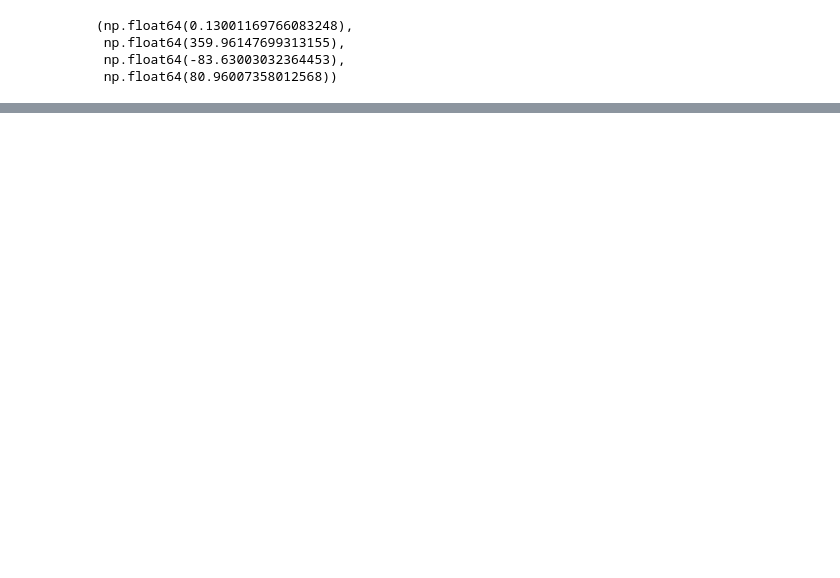
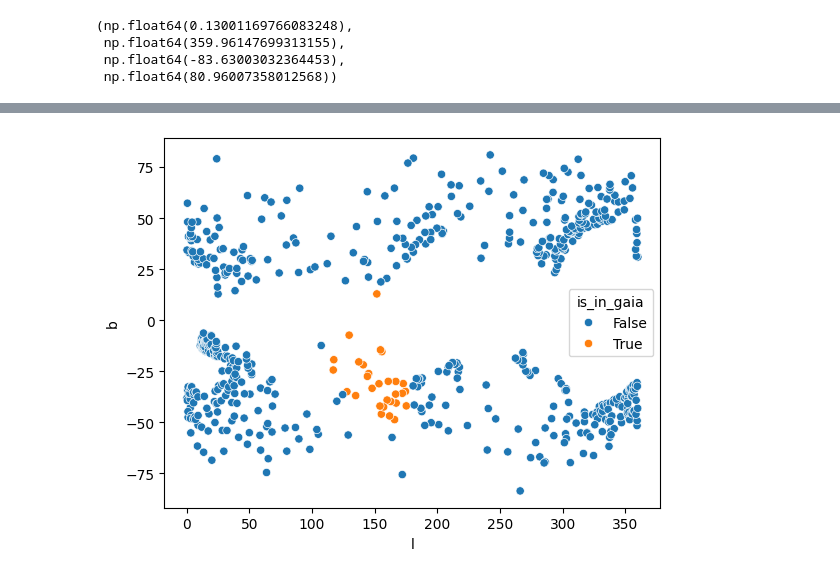
Before and after one commit to fawkez/HVS_1, a Jupyter notebook: scripts/testing.ipynb, the cells around one changed output, grey strips where cells are left out. Drawn from its saved outputs; the diff is of its cells as text; code cells hidden in the pictures; blank space fills up the shorter version.

```diff
--- a/scripts/testing.ipynb
+++ b/scripts/testing.ipynb
@@ -160,0 +249,42 @@ min(data['l']), max(data['l']), min(data['b']), max(data['b'])
+# %%
+# read gaia database credentials from file
+with open("/Users/mncavieres/Documents/2024-2/HVS/gaia_credentials.txt", "r") as f:
+    username = f.readline().strip()
+    password = f.readline().strip()
+# %%
+# Assuming 'data' is your astropy table with 'source_id' column
+data['is_in_gaia'] = np.zeros(len(data), dtype=bool)
+# %%
+# Parameters
+nside = 4  # HEALPix nside
+npix = hp.nside2npix(nside)  # Total number of pixels for the given nside
+
+# Initialize a map to store the density of sources per HEALPix pixel
+healpix_map = np.zeros(npix)
+# %%
+# check if the stars are in the data files
+
+for healpix_pixel in tqdm(np.arange(0, 192)):
+    print(f"Processing HEALPix pixel {healpix_pixel}")
+
+    # Check if the data is already downloaded
+    if os.path.exists(os.path.join(gaia_catalogs_path, f"healpix_{healpix_pixel}.fits")):
+        print(f"File exists, loading from file")
+        data_gaia = Table.read(os.path.join(gaia_catalogs_path, f"healpix_{healpix_pixel}.fits"))
+    else:
+        # Query Gaia EDR3 for sources within the specified HEALPix pixel
+        data_gaia = query(healpix_pixel, nside=nside, login= True, username= username, password = password)
+
+    # Check if the source_ids from the data are in the current Gaia file
+    mask = np.isin(data['source_id'], data_gaia['source_id'])
+
+    # Count the number of sources in this HEALPix pixel and add to the map
+    healpix_map[healpix_pixel] += len(data_gaia)
+
+    # If a star is found in the Gaia data, set 'is_in_gaia' to True
+    data['is_in_gaia'][mask] = True
+# %%
+sns.scatterplot(data = data.to_pandas(), x = 'l', y = 'b' , hue=data['is_in_gaia'])
+plt.show()
+# %% [output]
+[figure, added]
```
Also changed, not shown: parts of 13 cells of this notebook, 3 other files.
